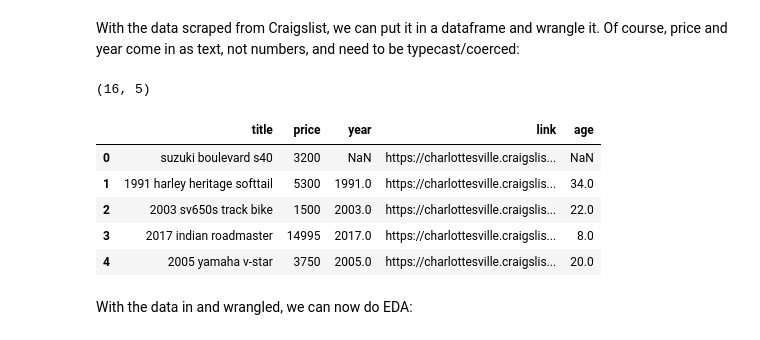
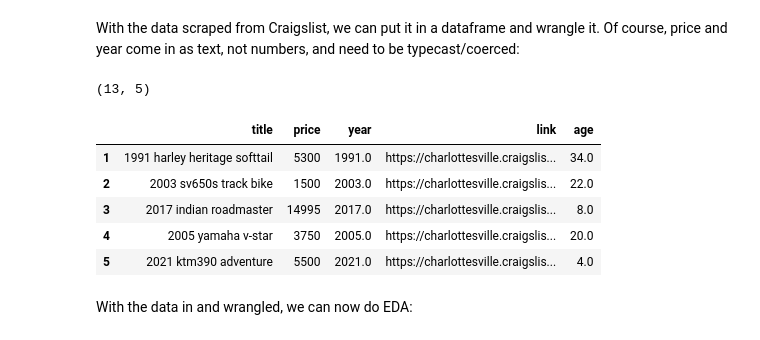
Before and after one commit to JinMizar/labs, a Jupyter notebook: 02_scraping/lab_notebook.ipynb, the cells around one changed output. Drawn from its saved outputs; the diff is of its cells as text; code cells hidden in the pictures.

```diff
--- a/02_scraping/lab_notebook.ipynb
+++ b/02_scraping/lab_notebook.ipynb
@@ -86,22 +86,23 @@ With the data scraped from Craigslist, we can put it in a dataframe and wrangle
 # %%
 ## Wrangle the data
 df = pd.DataFrame.from_dict(data)
 df['price'] = df['price'].str.replace('$','')
 df['price'] = df['price'].str.replace(',','')
 df['price'] = pd.to_numeric(df['price'],errors='coerce')
 df['year'] = pd.to_numeric(df['year'],errors='coerce')
 df['age'] = 2025-df['year']
+df = df[(df['price'] > 0) & (df['age'] > 0)]
 print(df.shape)
 df.to_csv('craigslist_cville_cars.csv') # Save data in case of a disaster
 df.head()
 # %% [output]
-(16, 5)
+(13, 5)
 |  | title | price | year | link | age |
-| 0 | suzuki boulevard s40 | 3200 | NaN | https://charlottesville.craigslis... | NaN |
 | 1 | 1991 harley heritage softtail | 5300 | 1991.0 | https://charlottesville.craigslis... | 34.0 |
 | 2 | 2003 sv650s track bike | 1500 | 2003.0 | https://charlottesville.craigslis... | 22.0 |
 | 3 | 2017 indian roadmaster | 14995 | 2017.0 | https://charlottesville.craigslis... | 8.0 |
 | 4 | 2005 yamaha v-star | 3750 | 2005.0 | https://charlottesville.craigslis... | 20.0 |
+| 5 | 2021 ktm390 adventure | 5500 | 2021.0 | https://charlottesville.craigslis... | 4.0 |
 # %% [markdown]
 With the data in and wrangled, we can now do EDA:
 # %%
```
Also changed, not shown: parts of 12 cells of this notebook.
